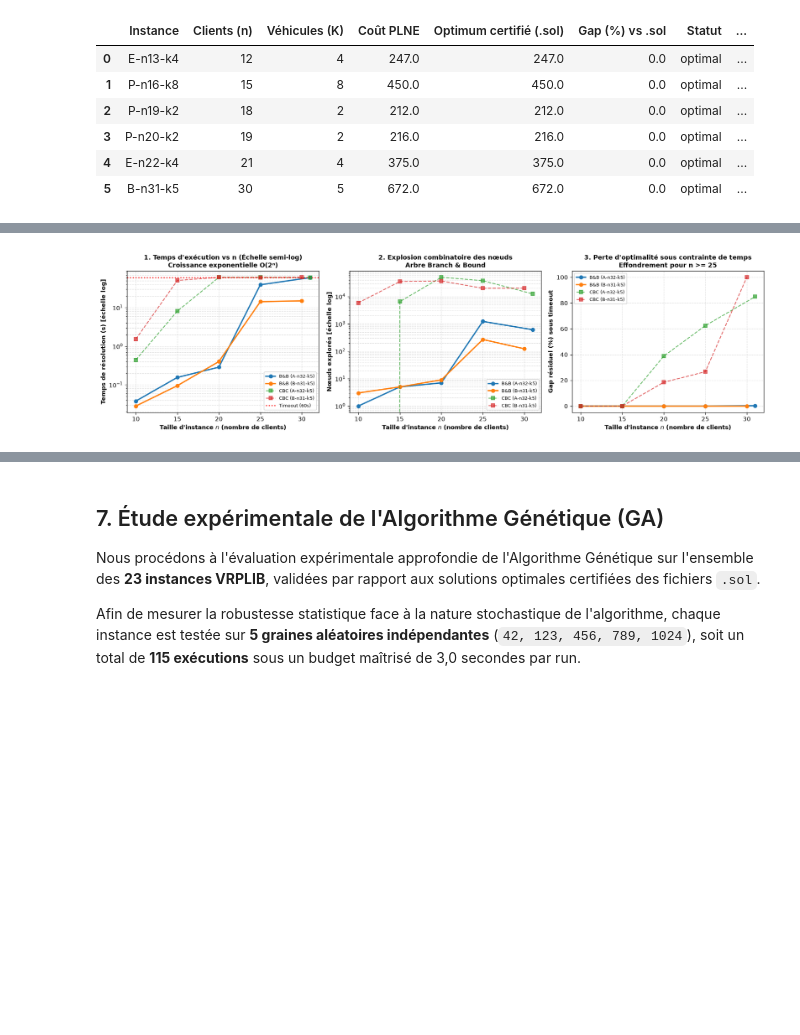
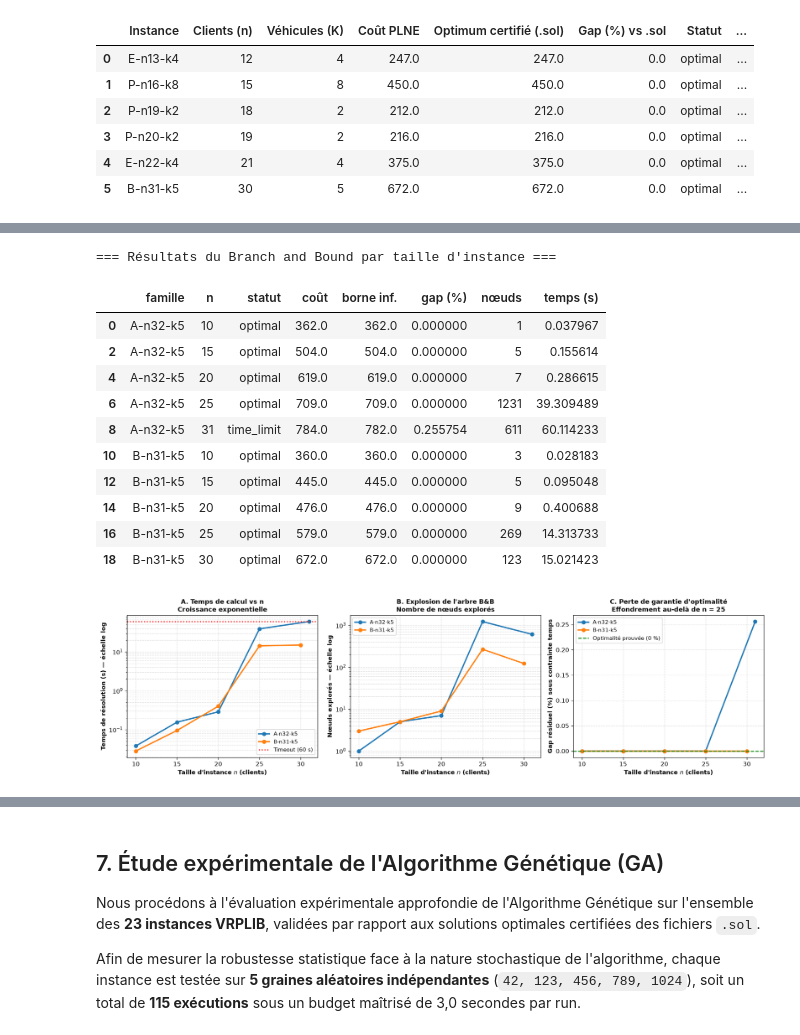
Before and after one commit to ramolosse/CVRP, a Jupyter notebook: CVRP-project/main.ipynb, the cells around one changed output, grey strips where cells are left out. Drawn from its saved outputs; the diff is of its cells as text; code cells hidden in the pictures; blank space fills up the shorter version.

```diff
--- a/CVRP-project/main.ipynb
+++ b/CVRP-project/main.ipynb
@@ -391,60 +397,64 @@ Pour quantifier rigoureusement ce phénomène, nous menons une **étude expérim
 # %%
-# Étude expérimentale de complexité : 3 graphiques standardisés de la méthode exacte
+# Étude expérimentale de complexité — Branch and Bound uniquement
 df_scaling = pd.read_csv('results/plne_scaling.csv')
 
-df_bb = df_scaling[df_scaling['méthode'] == 'B&B'].sort_values('n')
-df_cbc = df_scaling[df_scaling['méthode'] == 'CBC'].sort_values('n')
+# On ne conserve que les résultats du Branch & Bound maison
+df_bb = df_scaling[df_scaling['méthode'] == 'B&B'].sort_values(['famille', 'n'])
+
+print("=== Résultats du Branch and Bound par taille d'instance ===")
+display(df_bb[['famille', 'n', 'statut', 'coût', 'borne inf.', 'gap (%)', 'nœuds', 'temps (s)']])
 
 fig, axes = plt.subplots(1, 3, figsize=(16, 4.5), dpi=120)
 
-# -------------------------------------------------------------
-# Graphique 1 : Temps d'exécution vs n (Échelle semi-logarithmique)
-# -------------------------------------------------------------
+# Graphique 1 : Temps d'exécution vs n — échelle semi-logarithmique
 ax1 = axes[0]
 for fam, grp in df_bb.groupby('famille'):
-    ax1.plot(grp['n'], grp['temps (s)'], marker='o', linewidth=2.2, label=f'B&B ({fam})')
-for fam, grp in df_cbc.groupby('famille'):
-    ax1.plot(grp['n'], grp['temps (s)'], marker='s', linestyle='--', alpha=0.7, label=f'CBC ({fam})')
-ax1.axhline(60, color='red', linestyle=':', linewidth=1.8, label='Timeout (60s)')
+    ax1.plot(grp['n'], grp['temps (s)'], marker='o', linewidth=2.2, label=fam)
+ax1.axhline(60, color='red', linestyle=':', linewidth=1.8, label='Timeout (60 s)')
 ax1.set_yscale('log')
-ax1.set_xlabel("Taille d'instance $n$ (nombre de clients)", fontweight='bold')
-ax1.set_ylabel("Temps de résolution (s) [échelle log]", fontweight='bold')
-ax1.set_title("1. Temps d'exécution vs n (Échelle semi-log)\nCroissance exponentielle O(2ⁿ)", fontweight='bold', fontsize=11)
+ax1.set_xlabel("Taille d'instance $n$ (clients)", fontweight='bold')
+ax1.set_ylabel("Temps de résolution (s) — échelle log", fontweight='bold')
+ax1.set_title("A. Temps de calcul vs n\nCroissance exponentielle", fontweight='bold', fontsize=11)
 ax1.grid(True, which='both', linestyle='--', alpha=0.4)
-ax1.legend(fontsize=8)
+ax1.legend(fontsize=9)
 
-# -------------------------------------------------------------
-# Graphique 2 : Nombre de nœuds Branch & Bound explorés vs n
-# -------------------------------------------------------------
+# Graphique 2 : Nœuds explorés vs n
 ax2 = axes[1]
 for fam, grp in df_bb.groupby('famille'):
-    ax2.plot(grp['n'], grp['nœuds'], marker='o', linewidth=2.2, label=f'B&B ({fam})')
-for fam, grp in df_cbc.groupby('famille'):
-    ax2.plot(grp['n'], grp['nœuds'], marker='s', linestyle='--', alpha=0.7, label=f'CBC ({fam})')
+    ax2.plot(grp['n'], grp['nœuds'], marker='o', linewidth=2.2, label=fam)
 ax2.set_yscale('log')
-ax2.set_xlabel("Taille d'instance $n$ (nombre de clients)", fontweight='bold')
-ax2.set_ylabel("Nœuds explorés [échelle log]", fontweight='bold')
-ax2.set_title("2. Explosion combinatoire des nœuds\nArbre Branch & Bound", fontweight='bold', fontsize=11)
+ax2.set_xlabel("Taille d'instance $n$ (clients)", fontweight='bold')
+ax2.set_ylabel("Nœuds explorés — échelle log", fontweight='bold')
+ax2.set_title("B. Explosion de l'arbre B&B\nNombre de nœuds explorés", fontweight='bold', fontsize=11)
 ax2.grid(True, which='both', linestyle='--', alpha=0.4)
-ax2.legend(fontsize=8)
+ax2.legend(fontsize=9)
 
-# -------------------------------------------------------------
-# Graphique 3 : Gap résiduel (%) sous timeout (60s) vs n
-# -------------------------------------------------------------
+# Graphique 3 : Gap résiduel (%) sous timeout
 ax3 = axes[2]
 for fam, grp in df_bb.groupby('famille'):
-    ax3.plot(grp['n'], grp['gap (%)'], marker='o', linewidth=2.2, label=f'B&B ({fam})')
-for fam, grp in df_cbc.groupby('famille'):
     gap_clean = grp['gap (%)'].replace(np.inf, 100)
-    ax3.plot(grp['n'], gap_clean, marker='s', linestyle='--', alpha=0.7, label=f'CBC ({fam})')
-ax3.set_xlabel("Taille d'instance $n$ (nombre de clients)", fontweight='bold')
-ax3.set_ylabel("Gap résiduel (%) sous timeout", fontweight='bold')
-ax3.set_title("3. Perte d'optimalité sous contrainte de temps\nEffondrement pour n >= 25", fontweight='bold', fontsize=11)
+    ax3.plot(grp['n'], gap_clean, marker='o', linewidth=2.2, label=fam)
+ax3.axhline(0, color='green', linestyle='--', linewidth=1.5, label='Optimalité prouvée (0 %)')
+ax3.set_xlabel("Taille d'instance $n$ (clients)", fontweight='bold')
+ax3.set_ylabel("Gap résiduel (%) sous contrainte temps", fontweight='bold')
+ax3.set_title("C. Perte de garantie d'optimalité\nEffondrement au-delà de n = 25", fontweight='bold', fontsize=11)
 ax3.grid(True, linestyle='--', alpha=0.4)
-ax3.legend(fontsize=8)
+ax3.legend(fontsize=9)
 
 plt.tight_layout()
 plt.show()
 # %% [output]
+=== Résultats du Branch and Bound par taille d'instance ===
+|  | famille | n | statut | coût | borne inf. | gap (%) | nœuds | temps (s) |
+| 0 | A-n32-k5 | 10 | optimal | 362.0 | 362.0 | 0.000000 | 1 | 0.037967 |
+| 2 | A-n32-k5 | 15 | optimal | 504.0 | 504.0 | 0.000000 | 5 | 0.155614 |
+| 4 | A-n32-k5 | 20 | optimal | 619.0 | 619.0 | 0.000000 | 7 | 0.286615 |
+| 6 | A-n32-k5 | 25 | optimal | 709.0 | 709.0 | 0.000000 | 1231 | 39.309489 |
+| 8 | A-n32-k5 | 31 | time_limit | 784.0 | 782.0 | 0.255754 | 611 | 60.114233 |
+| 10 | B-n31-k5 | 10 | optimal | 360.0 | 360.0 | 0.000000 | 3 | 0.028183 |
+| 12 | B-n31-k5 | 15 | optimal | 445.0 | 445.0 | 0.000000 | 5 | 0.095048 |
+| 14 | B-n31-k5 | 20 | optimal | 476.0 | 476.0 | 0.000000 | 9 | 0.400688 |
+| 16 | B-n31-k5 | 25 | optimal | 579.0 | 579.0 | 0.000000 | 269 | 14.313733 |
+| 18 | B-n31-k5 | 30 | optimal | 672.0 | 672.0 | 0.000000 | 123 | 15.021423 |
-[figure, old version]
+[figure, new version]
 # %% [markdown]
```
Also changed, not shown: parts of 7 cells of this notebook, 1 other file.
